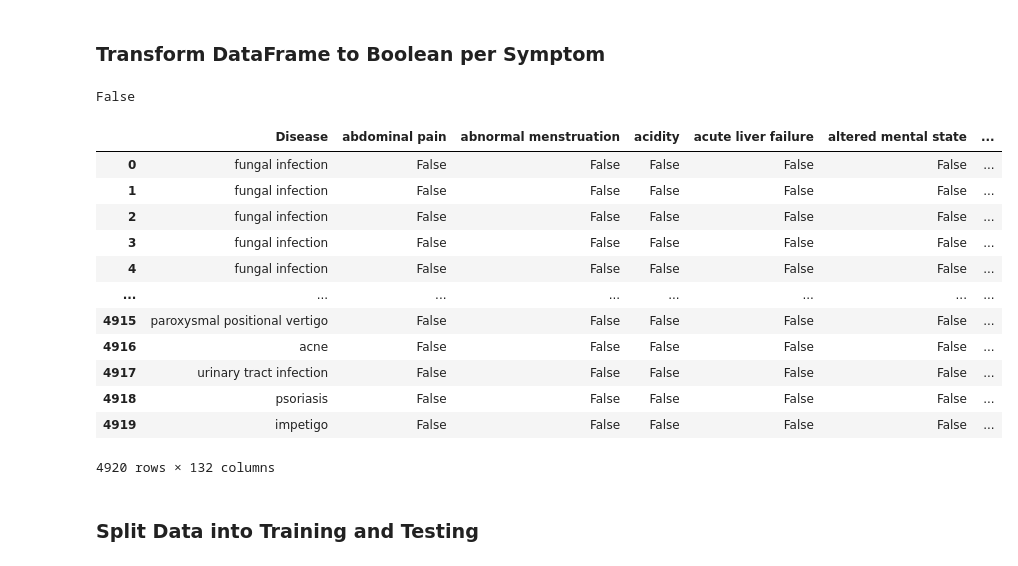
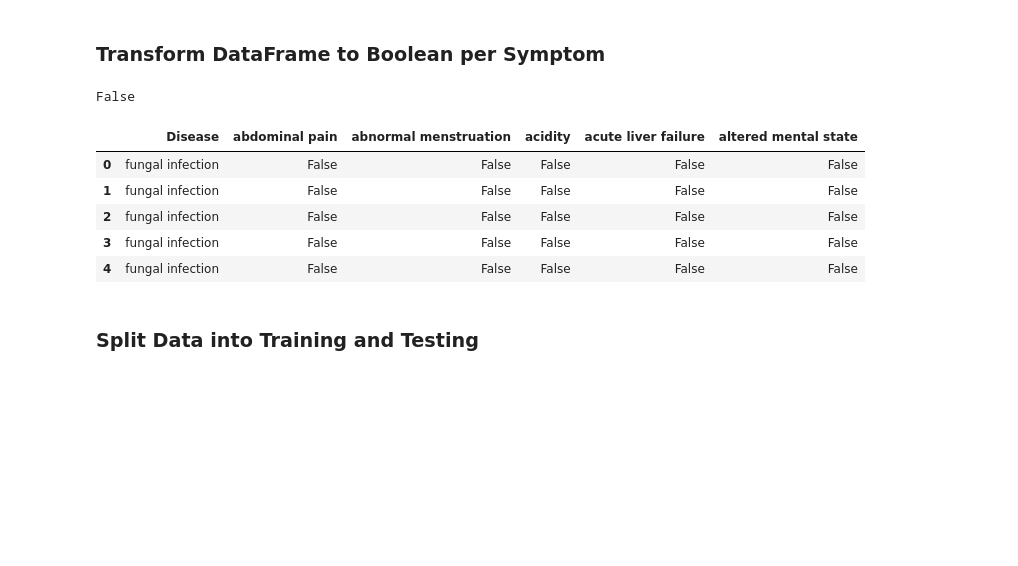
Before and after one commit to Ian-T-Dixon/Disease_Prediction, a Jupyter notebook: machine_learning.ipynb, the cells around one changed output. Cells and saved outputs as stored; diff of their text form; code cells hidden in the pictures; blank space fills up the shorter version.

```diff
--- a/machine_learning.ipynb
+++ b/machine_learning.ipynb
@@ -70,30 +69,24 @@ symptom_list.remove('nan')
 # %%
 # Create boolean DataFrame
 bool_df = data_df.reindex(columns=['Disease'] + symptom_list)
 
 # Apply boolean values to bool_df according to presence in data_df row
 for col in bool_df[symptom_list]:
     bool_df[col] = [True if np.isin(row, col).any() else False
                     for row in data_df[symptom_cols].to_numpy()]
 
 # Check that no NaN's remain
 print(bool_df.isnull().any().any())
-bool_df
+
+bool_df.iloc[0:5, 0:6]
 # %% [output]
 False
-|  | Disease | abdominal pain | abnormal menstruation | acidity | acute liver failure | altered mental state | ... |
-| 0 | fungal infection | False | False | False | False | False | ... |
-| 1 | fungal infection | False | False | False | False | False | ... |
-| 2 | fungal infection | False | False | False | False | False | ... |
-| 3 | fungal infection | False | False | False | False | False | ... |
-| 4 | fungal infection | False | False | False | False | False | ... |
-| ... | ... | ... | ... | ... | ... | ... | ... |
-| 4915 | paroxysmal positional vertigo | False | False | False | False | False | ... |
-| 4916 | acne | False | False | False | False | False | ... |
-| 4917 | urinary tract infection | False | False | False | False | False | ... |
-| 4918 | psoriasis | False | False | False | False | False | ... |
-| 4919 | impetigo | False | False | False | False | False | ... |
+|  | Disease | abdominal pain | abnormal menstruation | acidity | acute liver failure | altered mental state |
+| 0 | fungal infection | False | False | False | False | False |
+| 1 | fungal infection | False | False | False | False | False |
+| 2 | fungal infection | False | False | False | False | False |
+| 3 | fungal infection | False | False | False | False | False |
+| 4 | fungal infection | False | False | False | False | False |
-4920 rows × 132 columns
 # %%
 # Save boolean DataFrame
 bool_df.to_csv('./Data/Cleaned/dataset_bool.csv')
```
Also changed, not shown: parts of 25 cells of this notebook, 15 other files.
